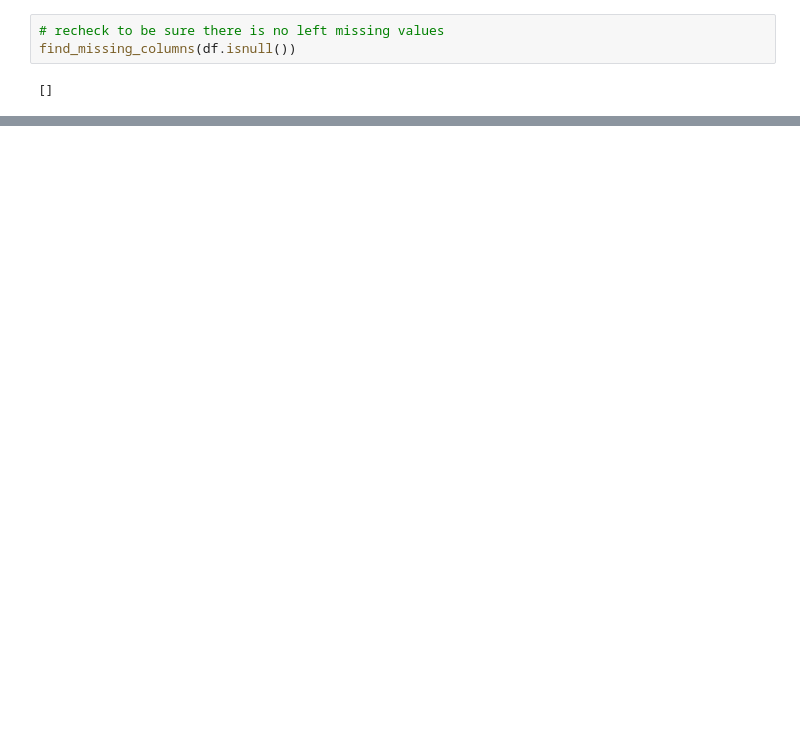
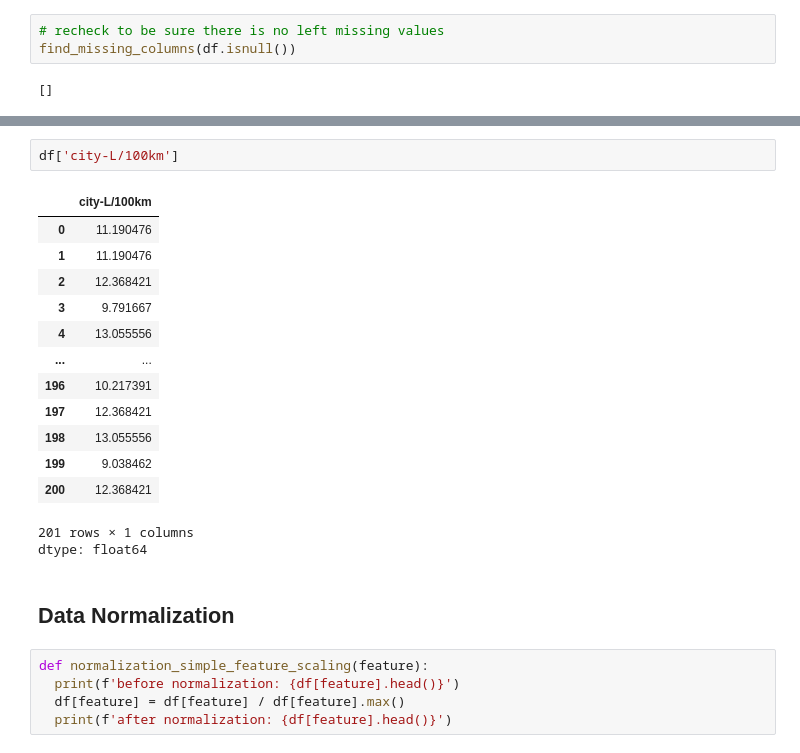
Before and after one commit to fateme-alk/learning, a Jupyter notebook: IBM_data_analysis/cleaned_automobile_dataset.ipynb, the cells around one changed output, grey strips where cells are left out. Saved outputs shown, nothing was run; the diff lists cells and outputs as text; blank space fills up the shorter version.

```diff
--- a/IBM_data_analysis/cleaned_automobile_dataset.ipynb
+++ b/IBM_data_analysis/cleaned_automobile_dataset.ipynb
@@ -248,0 +390,24 @@ find_missing_columns(df.isnull())
+# %%
+df['city-L/100km']
+# %% [output]
+|  | city-L/100km |
+| 0 | 11.190476 |
+| 1 | 11.190476 |
+| 2 | 12.368421 |
+| 3 | 9.791667 |
+| 4 | 13.055556 |
+| ... | ... |
+| 196 | 10.217391 |
+| 197 | 12.368421 |
+| 198 | 13.055556 |
+| 199 | 9.038462 |
+| 200 | 12.368421 |
+201 rows × 1 columns
+dtype: float64
+# %% [markdown]
+## Data Normalization
+# %%
+def normalization_simple_feature_scaling(feature):
+  print(f'before normalization: {df[feature].head()}')
+  df[feature] = df[feature] / df[feature].max()
+  print(f'after normalization: {df[feature].head()}')
```
Also changed, not shown: parts of 24 cells of this notebook.
